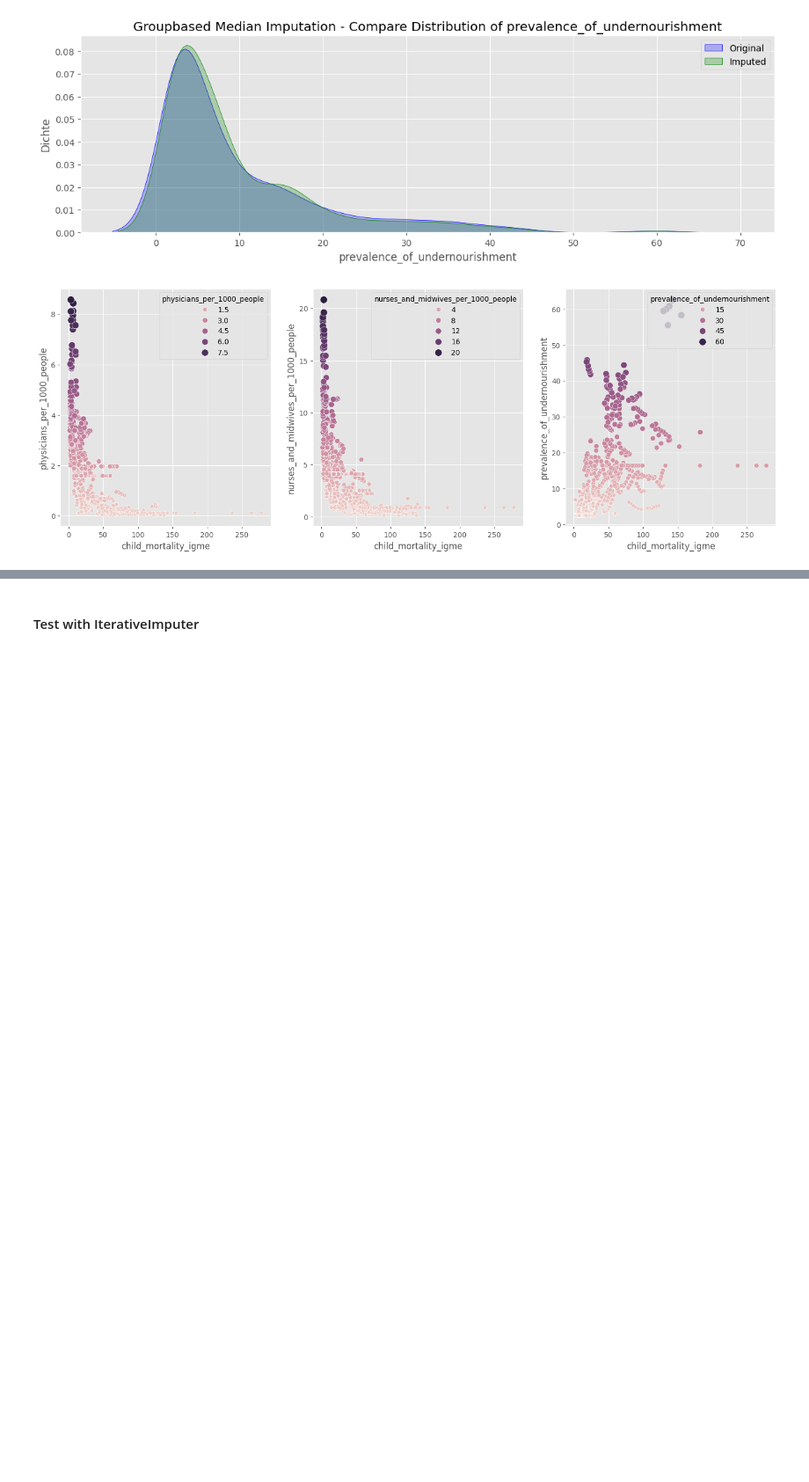
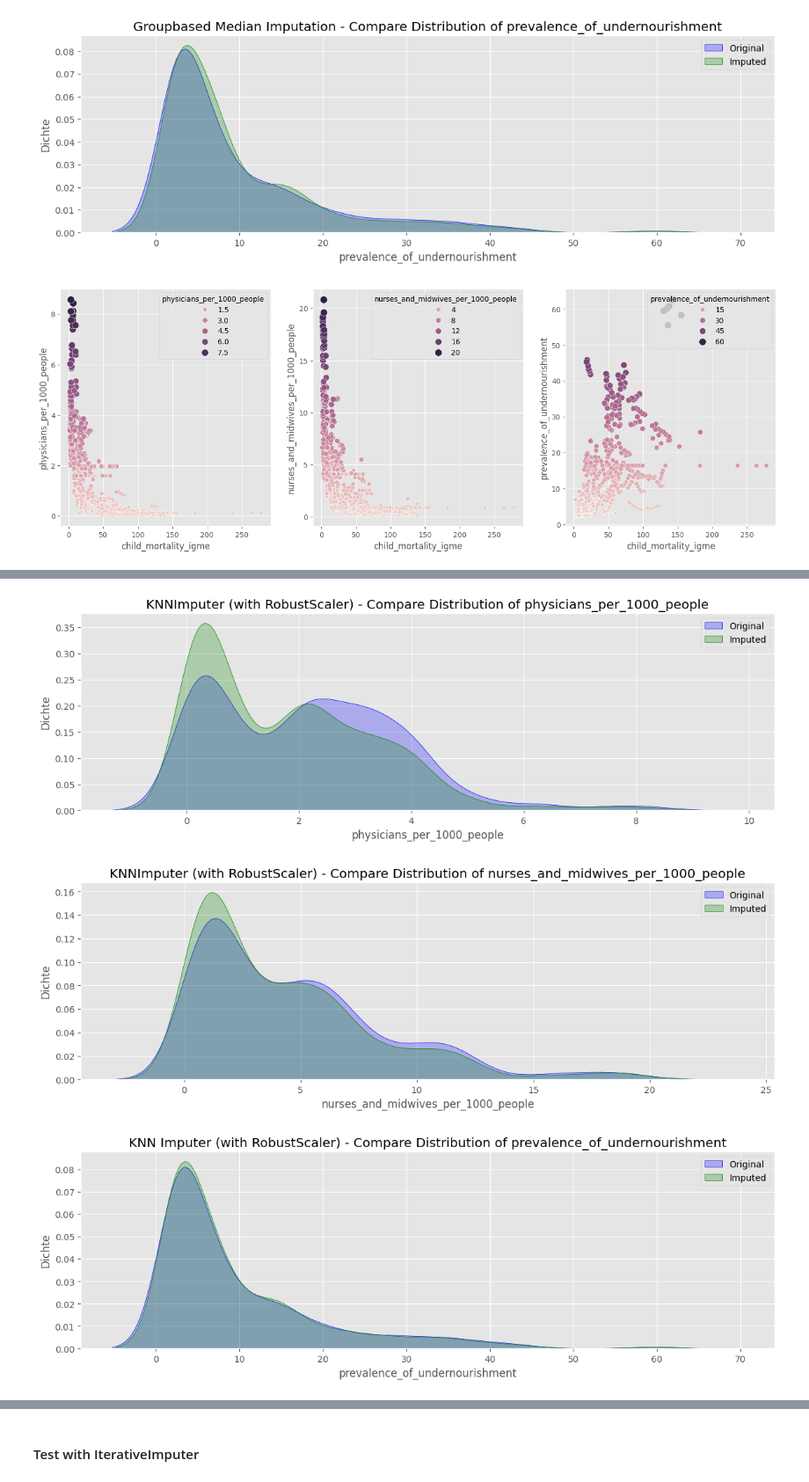
Before and after one commit to HamzahFayad/master_thesis_child_mortality, a Jupyter notebook: 01_notebooks/2_data_preprocessing.ipynb, the cells around one changed output, grey strips where cells are left out. Shown at 88% size. Drawn from its saved outputs; the diff is of its cells as text; code cells hidden in the pictures; blank space fills up the shorter version.

```diff
--- a/01_notebooks/2_data_preprocessing.ipynb
+++ b/01_notebooks/2_data_preprocessing.ipynb
@@ -275,0 +314,8 @@ data_exploration.scatterplots(group_median_df, most_critical_cols, 3)
+# %%
+kde_plot_comparison(df_imp_test, knn_df, "physicians_per_1000_people", "KNNImputer (with RobustScaler)")
+kde_plot_comparison(df_imp_test, knn_df, "nurses_and_midwives_per_1000_people", "KNNImputer (with RobustScaler)")
+kde_plot_comparison(df_imp_test, knn_df, "prevalence_of_undernourishment", "KNN Imputer (with RobustScaler)")
+# %% [output]
+[figure, added]
+[figure, added]
+[figure, added]
```
Also changed, not shown: parts of 4 cells of this notebook, 5 other files.
